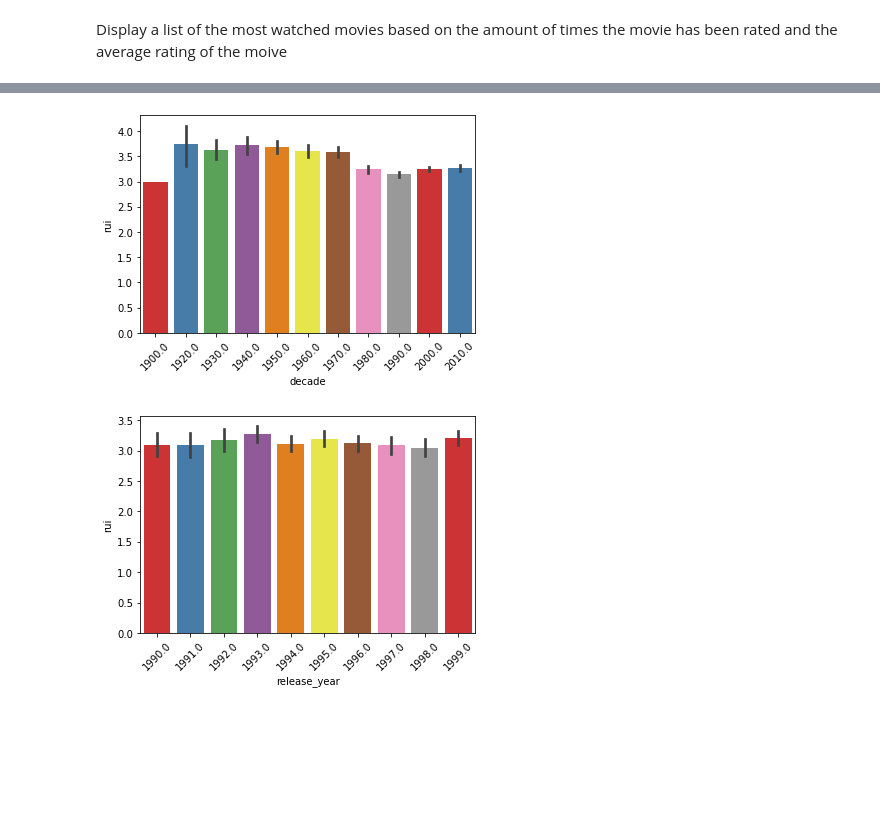
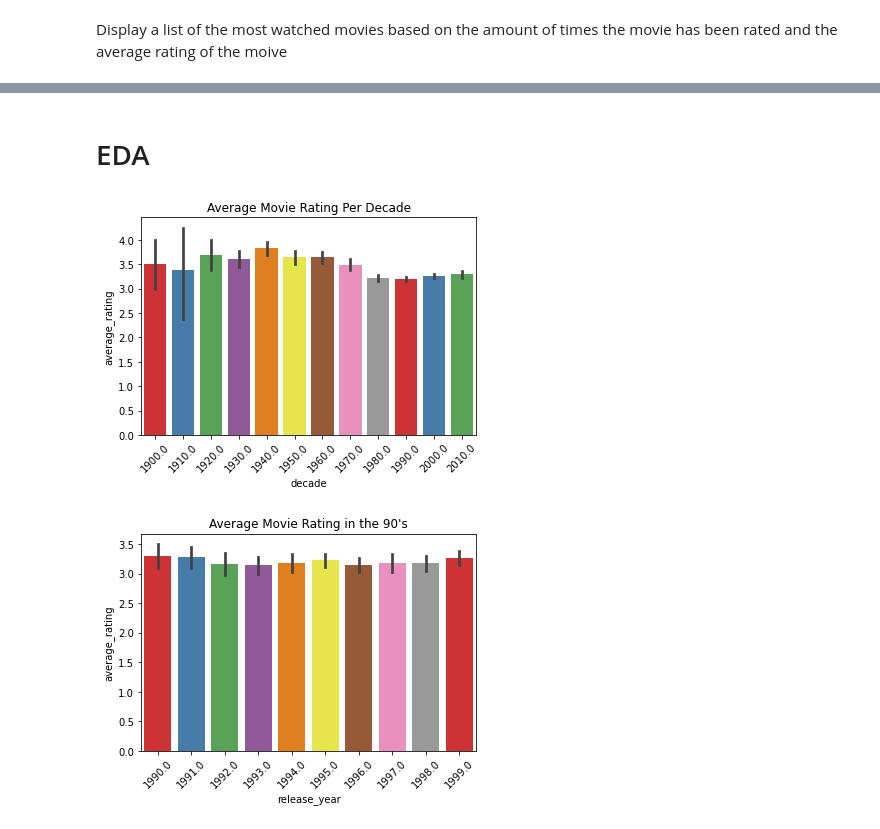
Before and after one commit to bt02/Movie-Recommendation-System, a Jupyter notebook: Recommendation-System.ipynb, the cells around one changed output, grey strips where cells are left out. Cells and saved outputs as stored; diff of their text form; code cells hidden in the pictures; blank space fills up the shorter version.

Commit message:
adding data labels

```diff
--- a/Recommendation-System.ipynb
+++ b/Recommendation-System.ipynb
@@ -325,3 +324,4 @@ top = df.groupby('title').mean()
 top.drop(['uid', 'est', 'Iu', 'err', 'iid'], axis = 1, inplace = True)
 # %%
 top.sort_values(by = ['Ui', 'rui'], ascending = False).head()
+top.rename(columns = {'rui':'average_rating', 'Ui':'number_of_ratings'}, inplace = True)
@@ -346,7 +332,7 @@ top['title'] = [top['title'][i].strip() for i in range(len(top))]
 # %%
 top['release_year'] = [top['title'][i][-5:-1] for i in range(len(top))]
 # %%
-top.drop([1147, 1958, 2411], inplace=True)
+top.drop([1154, 3633, 4112, 4939, 5013], inplace=True)
 # %%
 top['release_year']= top['release_year'].astype(float)
 # %%
@@ -353,0 +361,2 @@ top['decade'] = top['release_year']//10*10
+# %% [markdown]
+# EDA
@@ -354,12 +367,14 @@ top['decade'] = top['release_year']//10*10
 # %%
-chart = sns.barplot(x='decade', y='rui', data = top, palette = 'Set1')
-chart.set_xticklabels(chart.get_xticklabels(), rotation=45);
+chart = sns.barplot(x='decade', y='average_rating', data = top, palette = 'Set1')
+chart.set_xticklabels(chart.get_xticklabels(), rotation=45)
+chart.set_title('Average Movie Rating Per Decade');
 # %% [output]
-[figure, old version]
+[figure, new version]
 # %%
 c = top[(top['release_year'] >= 1990)& (top['release_year'] <= 1999)]
 # %%
-chart = sns.barplot(x='release_year', y='rui', data = c, palette = 'Set1')
-chart.set_xticklabels(chart.get_xticklabels(), rotation=45);
+chart = sns.barplot(x='release_year', y='average_rating', data = c, palette = 'Set1')
+chart.set_xticklabels(chart.get_xticklabels(), rotation=45)
+chart.set_title('Average Movie Rating in the 90\'s');
 # %% [output]
-[figure, old version]
+[figure, new version]
```
Also changed, not shown: parts of 21 cells of this notebook.
